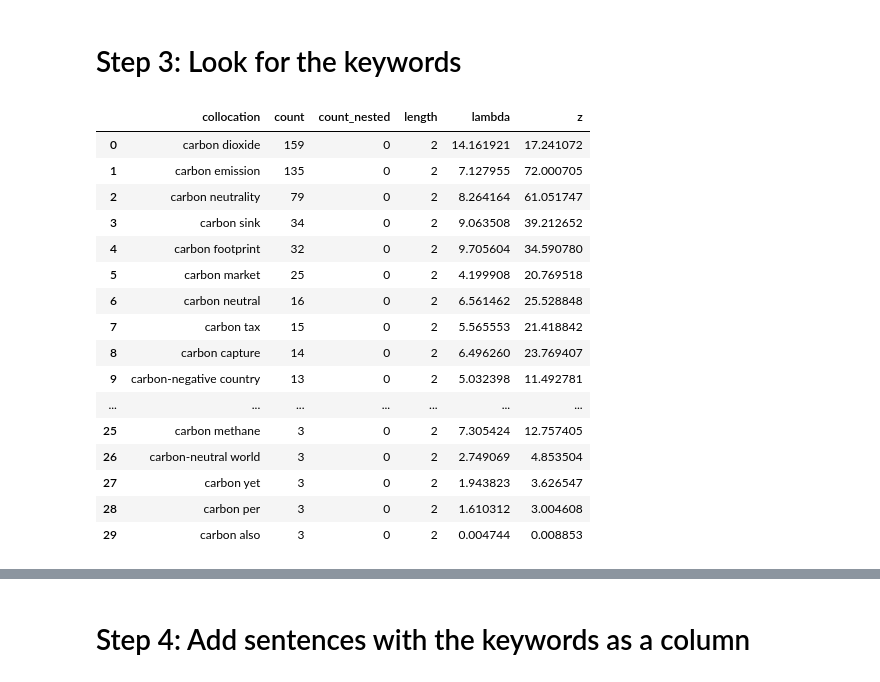
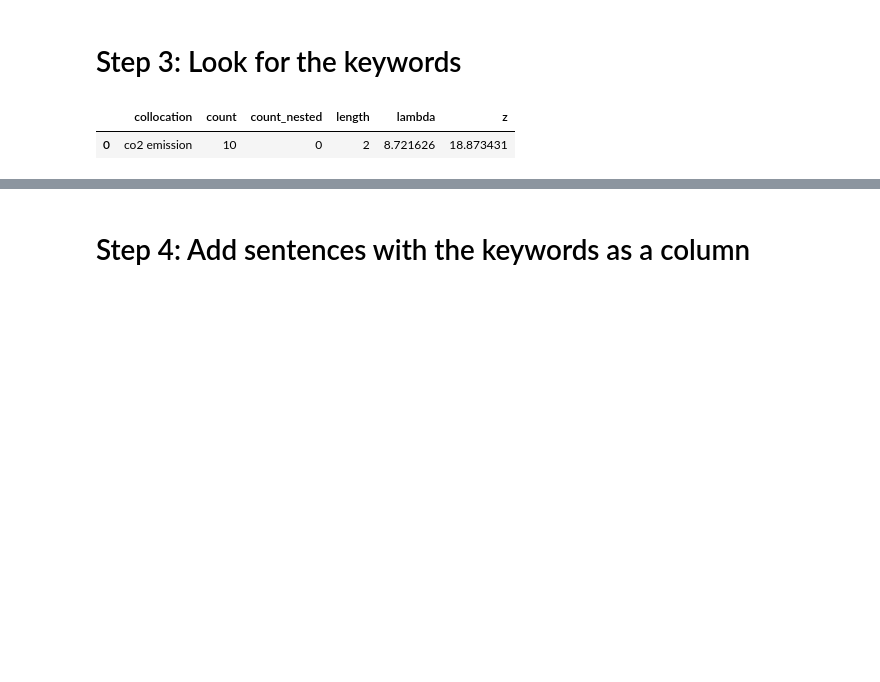
Before and after one commit to AlvaroMillanRuiz/NLP_BDS, a Jupyter notebook: 5. Preprocessing sentiment analysis and embeddings.ipynb, the cells around one changed output, grey strips where cells are left out. Drawn from its saved outputs; the diff is of its cells as text; code cells hidden in the pictures; blank space fills up the shorter version.

```diff
--- a/5. Preprocessing sentiment analysis and embeddings.ipynb
+++ b/5. Preprocessing sentiment analysis and embeddings.ipynb
@@ -218,24 +216,9 @@ final_df
 # %%
 bigrams = pd.read_csv(base_path / "bigrams.csv")
-bigrams = bigrams[bigrams['collocation'].str.startswith('carbon')].sort_values(by='count', ascending=False).reset_index(drop=True)
+bigrams = bigrams[bigrams['collocation'].str.startswith('co2')].sort_values(by='count', ascending=False).reset_index(drop=True)
 bigrams[bigrams['count'] > 0]
 # %% [output]
 |  | collocation | count | count_nested | length | lambda | z |
-| 0 | carbon dioxide | 159 | 0 | 2 | 14.161921 | 17.241072 |
-| 1 | carbon emission | 135 | 0 | 2 | 7.127955 | 72.000705 |
-| 2 | carbon neutrality | 79 | 0 | 2 | 8.264164 | 61.051747 |
-| 3 | carbon sink | 34 | 0 | 2 | 9.063508 | 39.212652 |
-| 4 | carbon footprint | 32 | 0 | 2 | 9.705604 | 34.590780 |
-| 5 | carbon market | 25 | 0 | 2 | 4.199908 | 20.769518 |
-| 6 | carbon neutral | 16 | 0 | 2 | 6.561462 | 25.528848 |
-| 7 | carbon tax | 15 | 0 | 2 | 5.565553 | 21.418842 |
-| 8 | carbon capture | 14 | 0 | 2 | 6.496260 | 23.769407 |
-| 9 | carbon-negative country | 13 | 0 | 2 | 5.032398 | 11.492781 |
-| ... | ... | ... | ... | ... | ... | ... |
-| 25 | carbon methane | 3 | 0 | 2 | 7.305424 | 12.757405 |
-| 26 | carbon-neutral world | 3 | 0 | 2 | 2.749069 | 4.853504 |
-| 27 | carbon yet | 3 | 0 | 2 | 1.943823 | 3.626547 |
-| 28 | carbon per | 3 | 0 | 2 | 1.610312 | 3.004608 |
-| 29 | carbon also | 3 | 0 | 2 | 0.004744 | 0.008853 |
+| 0 | co2 emission | 10 | 0 | 2 | 8.721626 | 18.873431 |
 # %%
 # Escape the entire phrase and match it literally
```
Also changed, not shown: parts of 4 cells of this notebook, 22 other files.
